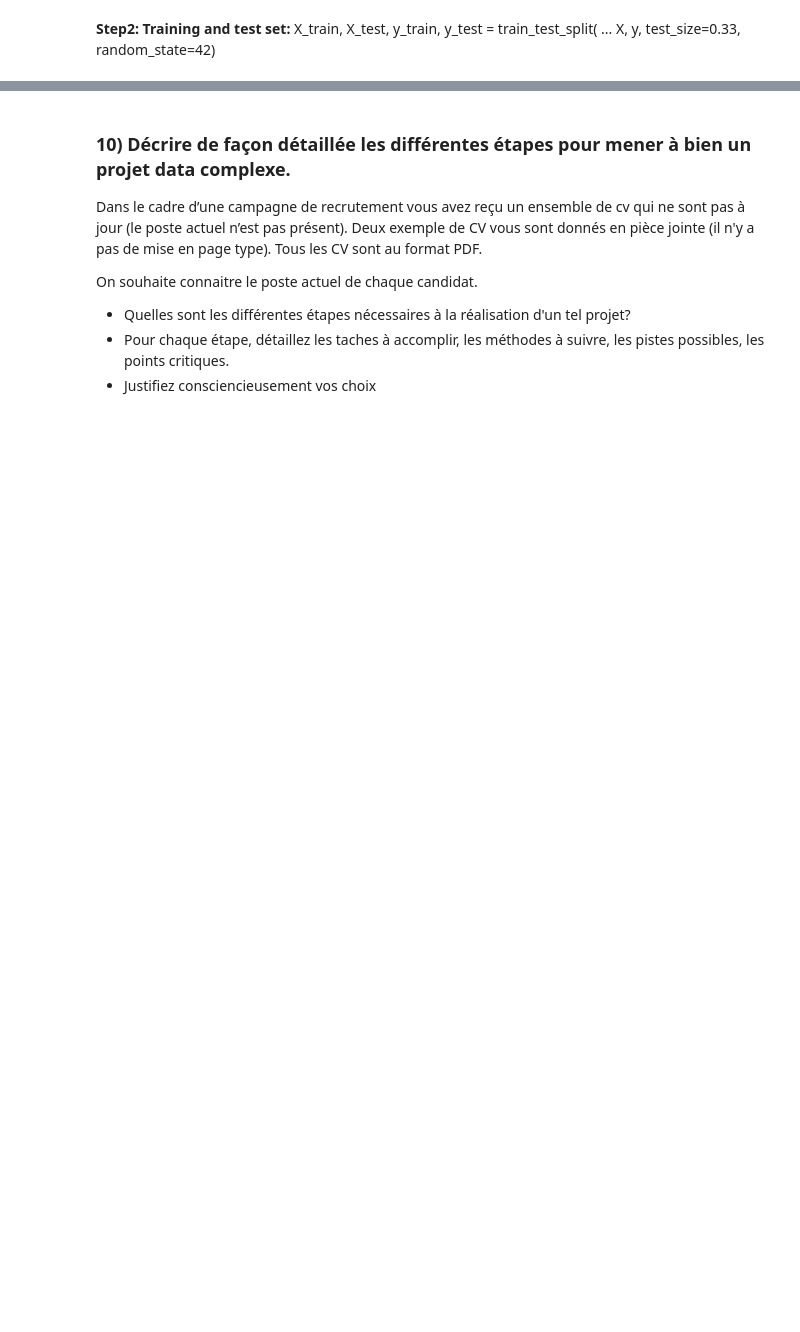
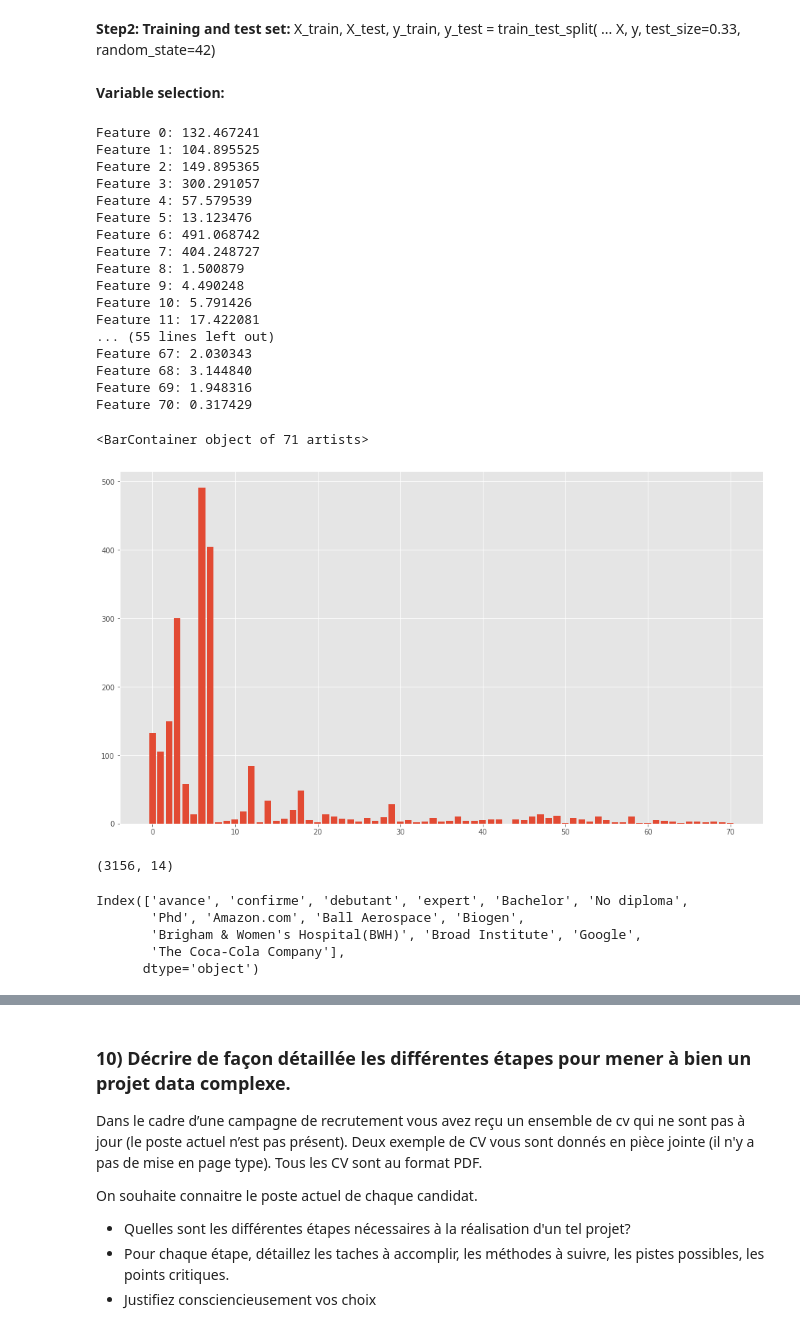
Before and after one commit to emathian/Clustering_Classification_JN, a Jupyter notebook: Test_Technique_ML.ipynb, the cells around one changed output, grey strips where cells are left out. Cells and saved outputs as stored; diff of their text form; code cells hidden in the pictures; blank space fills up the shorter version.

```diff
--- a/Test_Technique_ML.ipynb
+++ b/Test_Technique_ML.ipynb
@@ -391,0 +320,3 @@ print(one_hot_encoding_techno.shape)
+# %%
+df_merge = df_merge.iloc[: , :df_merge.shape[1] - 5]
+dfUnknown = dfUnknown.iloc[: , : dfUnknown.shape[1] - 5] # Delete the columns metier => Y
@@ -391,0 +325,4 @@ print(one_hot_encoding_techno.shape)
+# %%
+dfMetierKnown =  df['Metier']
+IndexMissingMetier  = list(dfMetierKnown[dfMetierKnown == 'Unknown'].index)
+dfMetierKnown.drop(IndexMissingMetier  , inplace=True)
@@ -398,4 +342,35 @@ df[df['Metier'].notna()].shape
 # %%
-dfKnownMetier = df[df['Metier'].notna()]
-X =
-X_train, X_test, y_train, y_test = train_test_split( X, y, test_size=0.33, random_state=42)
+X_train, X_test, y_train, y_test = train_test_split( df_merge , dfMetierKnown, test_size=0.33, random_state=42)
+# %% [markdown]
+**Variable selection:**
+# %%
+fs = SelectKBest(score_func=chi2, k='all')
+fs.fit(X_train, y_train)
+X_train_fs = fs.transform(X_train)
+X_test_fs = fs.transform(X_test)
+# %%
+for i in range(len(fs.scores_)):
+    print('Feature %d: %f' % (i, fs.scores_[i]))
+
+plt.figure(figsize=(16, 9))
+plt.bar([i for i in range(len(fs.scores_))], fs.scores_)
+# %% [output]
+Feature 0: 132.467241
+Feature 1: 104.895525
+Feature 2: 149.895365
+Feature 3: 300.291057
+Feature 4: 57.579539
+Feature 5: 13.123476
+Feature 6: 491.068742
+Feature 7: 404.248727
+Feature 8: 1.500879
+Feature 9: 4.490248
+Feature 10: 5.791426
+Feature 11: 17.422081
+... (55 lines left out)
+Feature 67: 2.030343
+Feature 68: 3.144840
+Feature 69: 1.948316
+Feature 70: 0.317429
+<BarContainer object of 71 artists>
+[figure, added]
@@ -401,0 +385,13 @@ X_train, X_test, y_train, y_test = train_test_split( X, y, test_size=0.33, rando
+# %%
+Xtrain_s.shape
+X_test_s.shape
+# %% [output]
+(3156, 14)
+# %%
+df_merge.columns[IndexKeptFeatures]
+# %% [output]
+Index(['avance', 'confirme', 'debutant', 'expert', 'Bachelor', 'No diploma',
+       'Phd', 'Amazon.com', 'Ball Aerospace', 'Biogen',
+       'Brigham & Women's Hospital(BWH)', 'Broad Institute', 'Google',
+       'The Coca-Cola Company'],
+      dtype='object')
```
Also changed, not shown: parts of 53 cells of this notebook.
